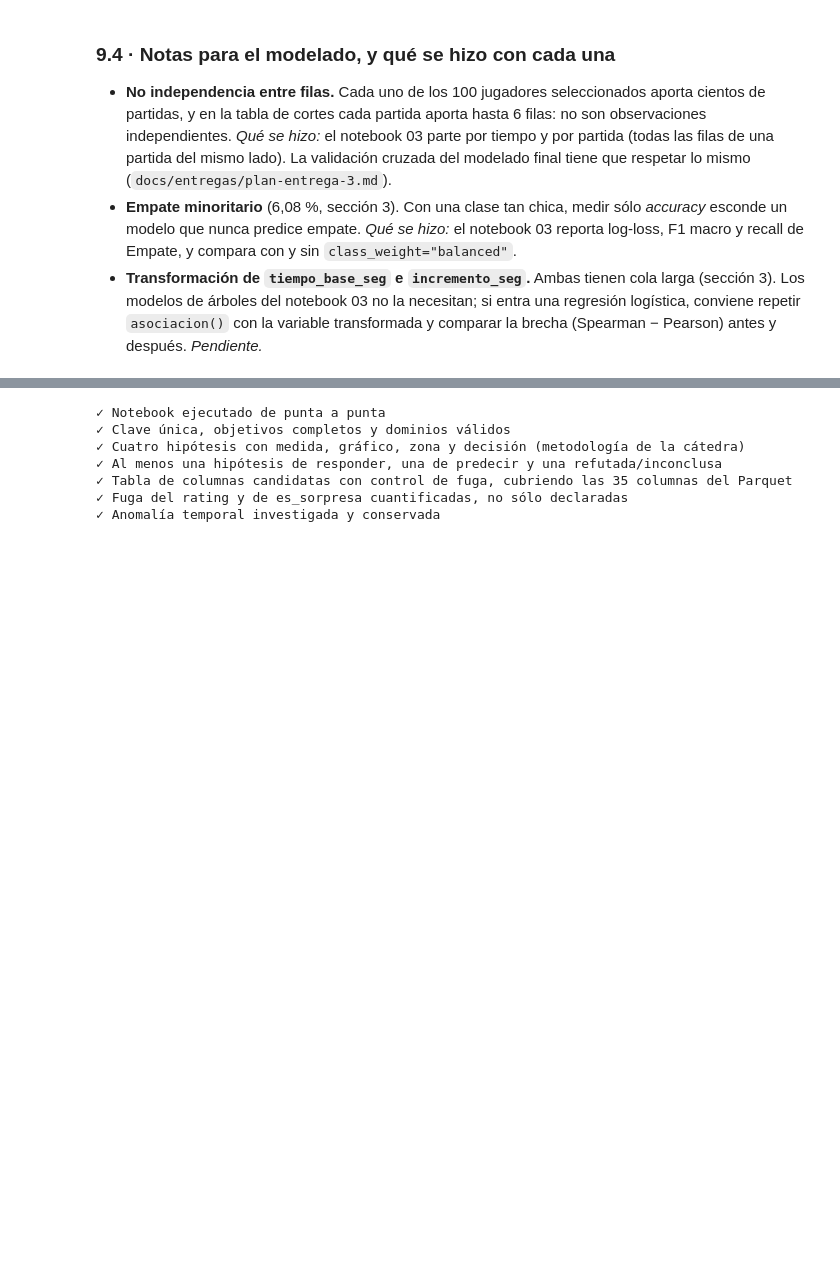
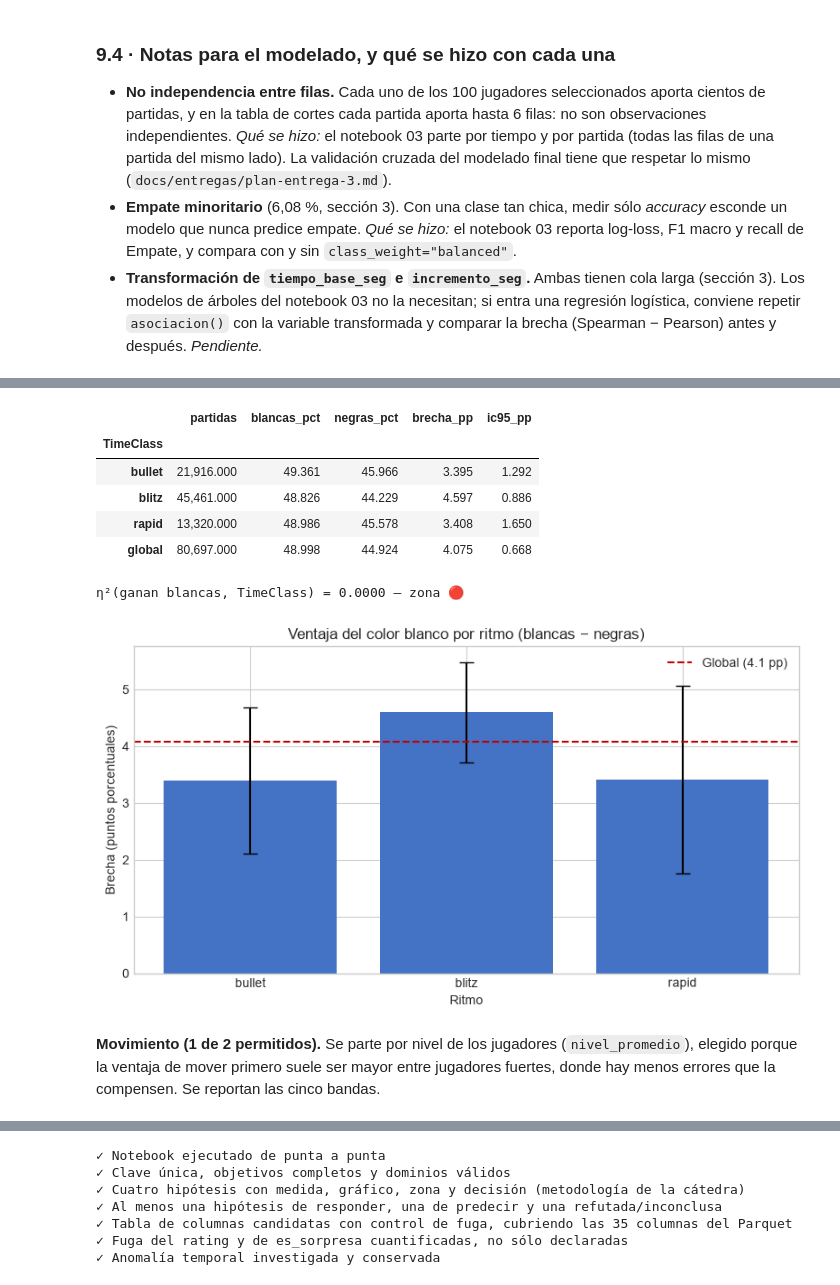
Before and after one commit to BautistaAlosMartorell/chess-outcome-prediction, a Jupyter notebook: notebooks/02_eda_hipotesis.ipynb, the cells around one changed output, grey strips where cells are left out. Saved outputs shown, nothing was run; the diff lists cells and outputs as text; code cells hidden in the pictures; blank space fills up the shorter version.

```diff
--- a/notebooks/02_eda_hipotesis.ipynb
+++ b/notebooks/02_eda_hipotesis.ipynb
@@ -1348,0 +1741,38 @@ assert hay_responder and hay_predecir and hay_refutada_o_inconclusa, "No se cump
+# %%
+win = games.assign(blancas=(games["resultado"] == "Gana Blancas"), negras=(games["resultado"] == "Gana Negras"))
+
+
+def brecha_color(frame):
+    """White-minus-black share of wins in percentage points, with a 95 % interval."""
+    n, pb, pn = len(frame), frame["blancas"].mean(), frame["negras"].mean()
+    se = np.sqrt((pb * (1 - pb) + pn * (1 - pn) + 2 * pb * pn) / n)  # variance of a difference of multinomial shares
+    return pd.Series({"partidas": n, "blancas_pct": pb * 100, "negras_pct": pn * 100,
+                      "brecha_pp": (pb - pn) * 100, "ic95_pp": 1.96 * se * 100})
+
+
+h4_global = brecha_color(win)
+h4_ritmo = win.groupby("TimeClass", observed=True).apply(brecha_color, include_groups=False).reindex(TIME_ORDER)
+h4_ritmo.loc["global"] = h4_global
+display(h4_ritmo)
+h4_eta = eta2(win["blancas"].astype(float), win["TimeClass"])
+print(f"η²(ganan blancas, TimeClass) = {h4_eta:.4f} — zona {ZONA_EMOJI[semaforo(h4_eta, 'eta2')]}")
+
+fig, ax = plt.subplots(figsize=(8, 4.5))
+plot = h4_ritmo.loc[TIME_ORDER]
+ax.bar(plot.index, plot["brecha_pp"], yerr=plot["ic95_pp"], color="#4472c4", capsize=6)
+ax.axhline(h4_global["brecha_pp"], color="#c00000", linestyle="--", label=f"Global ({h4_global['brecha_pp']:.1f} pp)")
+ax.set(title="Ventaja del color blanco por ritmo (blancas − negras)", xlabel="Ritmo", ylabel="Brecha (puntos porcentuales)")
+ax.legend()
+plt.tight_layout()
+plt.show()
+# %% [output]
+|  | partidas | blancas_pct | negras_pct | brecha_pp | ic95_pp |
+| TimeClass |  |  |  |  |  |
+| bullet | 21,916.000 | 49.361 | 45.966 | 3.395 | 1.292 |
+| blitz | 45,461.000 | 48.826 | 44.229 | 4.597 | 0.886 |
+| rapid | 13,320.000 | 48.986 | 45.578 | 3.408 | 1.650 |
+| global | 80,697.000 | 48.998 | 44.924 | 4.075 | 0.668 |
+η²(ganan blancas, TimeClass) = 0.0000 — zona 🔴
+[figure, added]
+# %% [markdown]
+**Movimiento (1 de 2 permitidos).** Se parte por nivel de los jugadores (`nivel_promedio`), elegido porque la ventaja de mover primero suele ser mayor entre jugadores fuertes, donde hay menos errores que la compensen. Se reportan las cinco bandas.
```
Also changed, not shown: parts of 45 cells of this notebook, 3 other files.
